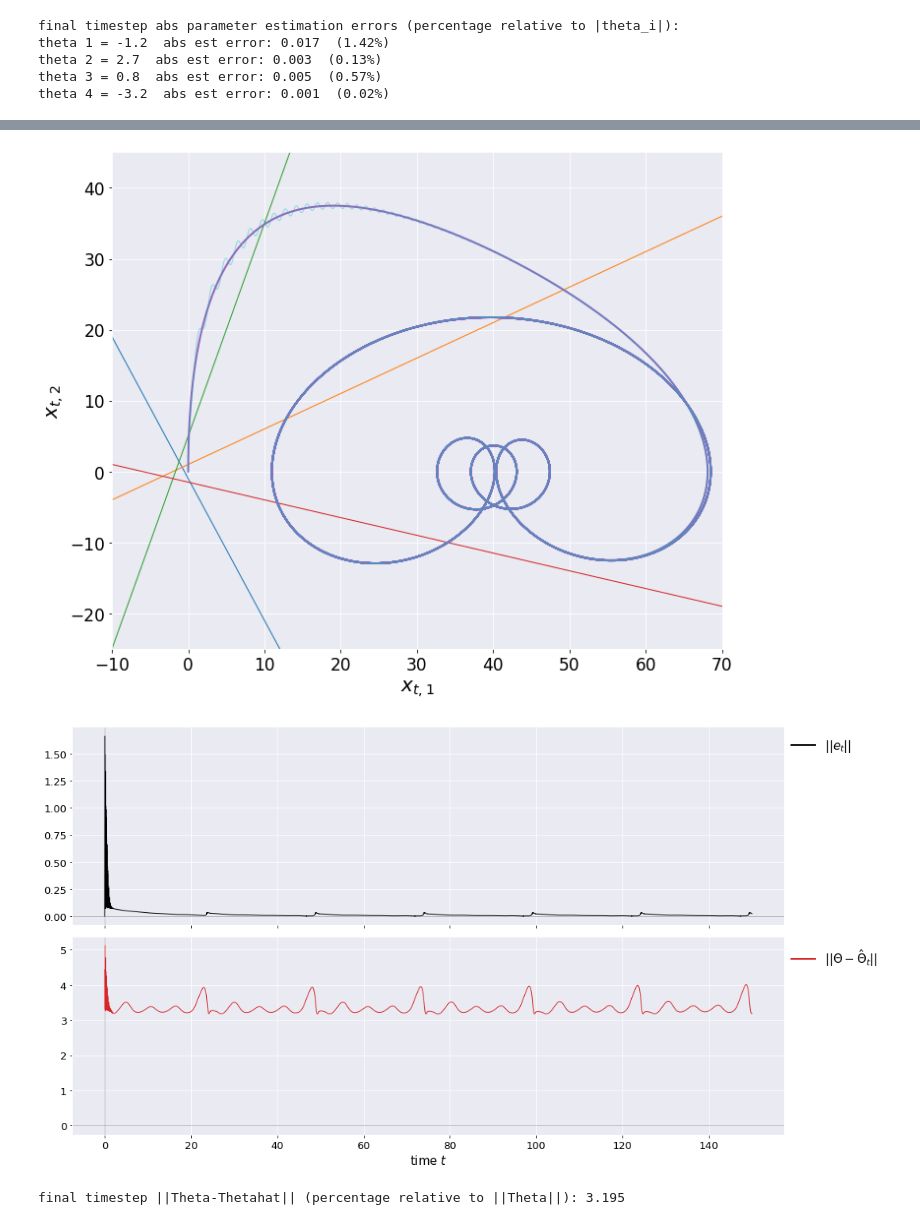
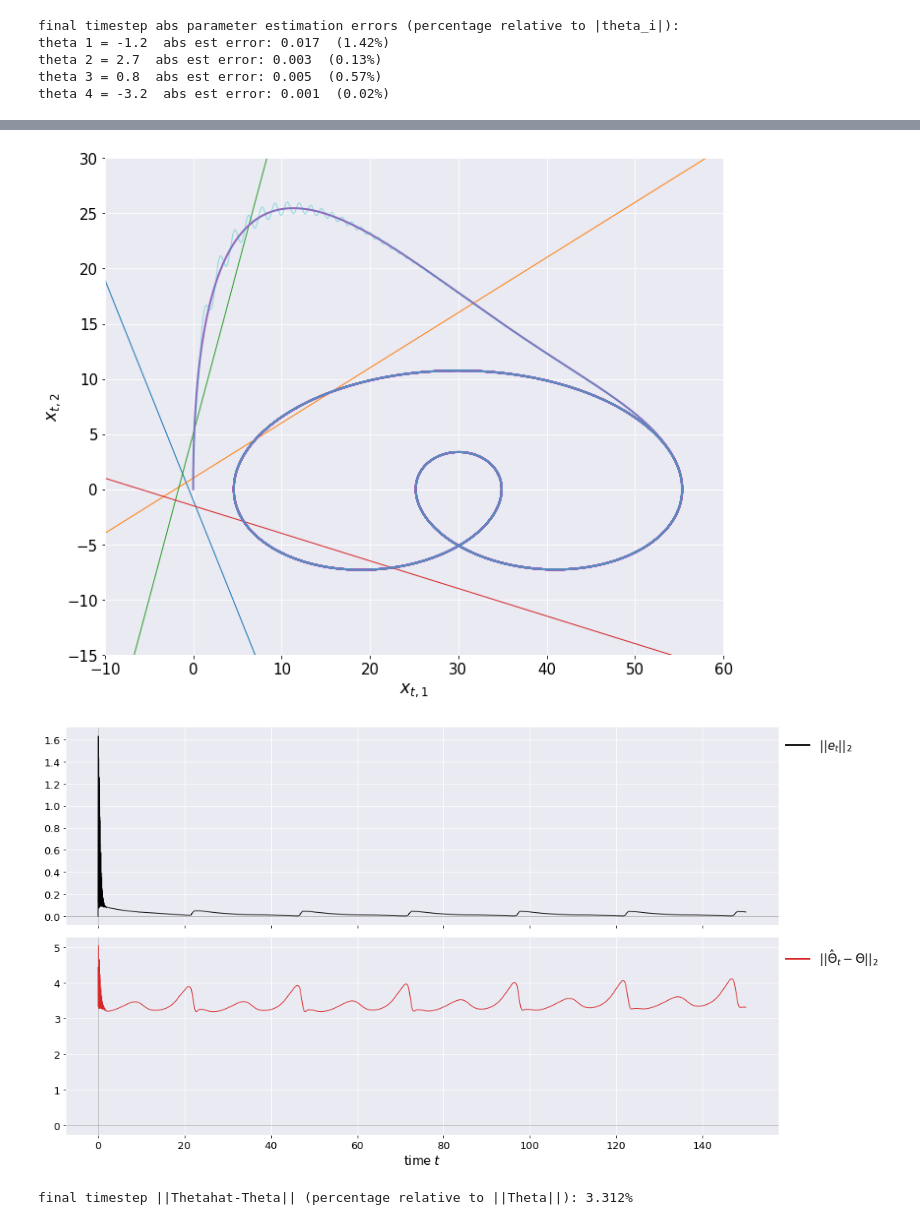
Before and after one commit to tylerlekang/CDC2022, a Jupyter notebook: CDC2022_simulation.ipynb, the cells around one changed output, grey strips where cells are left out. Saved outputs shown, nothing was run; the diff lists cells and outputs as text; code cells hidden in the pictures.

```diff
--- a/CDC2022_simulation.ipynb
+++ b/CDC2022_simulation.ipynb
@@ -587,7 +457,7 @@ plt.show()
 
 print('final timestep abs parameter estimation errors (percentage relative to |theta_i|):')
 for i in range(N):
-    thierr = abs(Theta[i]-Thetahat[i,0,-1])
+    thierr = abs(Thetahat[i,0,-1]-Theta[i])
     print('theta %d = %.1f  abs est error: %.3f  (%.2f%%)'%(i+1,Theta[i],thierr,(thierr/abs(Theta[i])*100)))
 # %% [output]
 [figure]
@@ -607,16 +469,18 @@ guaranteed that the parameter estimates $\hat\Theta_t$ will converge to the true
 # %%
-r = 40 + 10*np.sin(0.25*ts)[np.newaxis,:] # make shape (1,ts.size)
-r += 10*np.sin(0.5*ts)[np.newaxis,:]
-r += 10*np.sin(0.75*ts)[np.newaxis,:]
-r += 10*np.sin(1.*ts)[np.newaxis,:]
+# Main simulation for r_t^(2)
+
+r = 30 + 15*np.sin(0.25*ts)[np.newaxis,:] # make shape (1,ts.size)
+r += 15*np.sin(0.5*ts)[np.newaxis,:]
+# r += 10*np.sin(0.75*ts)[np.newaxis,:]
+# r += 10*np.sin(1.*ts)[np.newaxis,:]
 
 u = np.zeros((m,ts.size))
 
 x = np.zeros((n,ts.size))
 xr = np.zeros((n,ts.size))
 
-e = np.zeros((n,ts.size))
-e[:,0] = x[:,0] - xr[:,0]
+e2 = np.zeros((n,ts.size))
+e2[:,0] = x[:,0] - xr[:,0]
 
 Thetahat2 = np.zeros((*Theta.shape,ts.size))
 
@@ -631,8 +495,8 @@ for ti,t in enumerate(ts[:-1]):
     xrDot = Ar@xr[:,ti] + Br@r[:,ti]
     xr[:,ti+1] = xr[:,ti] + xrDot*dt
 
-    e[:,ti+1] = x[:,ti+1] - xr[:,ti+1]
-    eTPB = e[:,ti+1].T @ P @ B
+    e2[:,ti+1] = x[:,ti+1] - xr[:,ti+1]
+    eTPB = e2[:,ti+1].T @ P @ B
 
     # update Thetahat to use for next timestep
     Thetahat2Dot = Gamma @ np.outer(phi(x[:,ti+1]),eTPB)
@@ -670,41 +534,41 @@ plt.show()
 # %%
 xrange = [-30,70]
 hyps = []
 for i in range(N):
     x1 = xrange[0]
     y1 = (-b[i] - WT[i,0]*x1)/WT[i,1]  # x_2 = (-b_i - w_i,0*x_1)/w_i,1
     x2 = xrange[1]
     y2 = (-b[i] - WT[i,0]*x2)/WT[i,1]
     hyps.append(((x1,x2),(y1,y2)))
 
 fig = plt.figure(figsize=(10,8))
 # plt.axhline(0,c='gray',lw=0.5) # axes lines
 # plt.axvline(0,c='gray',lw=0.5)
 for i in range(N): plt.plot(hyps[i][0],hyps[i][1],lw=1)
 plt.plot(xr[0],xr[1],lw=2)
 plt.plot(x[0],x[1],c='c',ls='-',lw=1,alpha=0.4)
-plt.xlabel(r'$x_{t,1}$',fontsize=20)
-plt.ylabel(r'$x_{t,2}$',fontsize=20)
-plt.xticks(fontsize=17)
-plt.yticks(fontsize=17)
-plt.xlim([-10,70])
-plt.ylim([-25,45])
+plt.xlabel(r'$x_{t,1}$',fontsize=17)
+plt.ylabel(r'$x_{t,2}$',fontsize=17)
+plt.xticks(fontsize=15)
+plt.yticks(fontsize=15)
+plt.xlim([-10,60])
+plt.ylim([-15,30])
 plt.tight_layout()
 plt.show()
 
 fig.savefig('phase_plot2.pdf',bbox_inches='tight',transparent=False)
 # %% [output]
-[figure, old version]
+[figure, new version]
 # %%
 Thetats = np.tile(Theta,ts.size).reshape(Thetahat.shape)
-ThetaErr2 = Thetats - Thetahat2
-ThErr2Norm = np.linalg.norm(ThetaErr2,axis=0).squeeze()
+ThetaErr2 = Thetahat2 - Thetats
+ThErrNorm2 = np.linalg.norm(ThetaErr2,axis=0).squeeze()
 
 fig,ax = plt.subplots(2,1,sharex=True,figsize=(15,8))
 plt.sca(ax[0])
 plt.axhline(0,c='gray',lw=0.5) # axes lines
 plt.axvline(0,c='gray',lw=0.5)
-plt.plot(ts,np.linalg.norm(e,axis=0),'k',label=r'$||e_t||$',lw=1)
+plt.plot(ts,np.linalg.norm(e2,axis=0),'k',label=r'$||e_t||_2$',lw=1)
 leg = plt.legend(bbox_to_anchor=(0.995,1),loc='upper left',fontsize=15)
 for line in leg.legendHandles: line.set_linewidth(2)
 plt.yticks(fontsize=13)
@@ -712,7 +576,7 @@ plt.sca(ax[1])
 plt.axhline(0,c='gray',lw=0.5) # axes lines
 plt.axvline(0,c='gray',lw=0.5)
 # plt.plot(ts,u[0],'C3',label=r'$u_t$',lw=1)
-plt.plot(ts,ThErr2Norm,'C3',label=r'$||\Theta-\hat\Theta_t||$',lw=1)
+plt.plot(ts,ThErrNorm2,'C3',label=r'$||\hat\Theta_t-\Theta||_2$',lw=1)
 leg = plt.legend(bbox_to_anchor=(0.995,1),loc='upper left',fontsize=15)
 for line in leg.legendHandles: line.set_linewidth(2)
 plt.xlabel(r'time $t$',fontsize=15)
@@ -721,10 +585,10 @@ plt.yticks(fontsize=13)
 plt.tight_layout()
 plt.show()
 
-print('final timestep ||Theta-Thetahat|| (percentage relative to ||Theta||): %.3f'%(ThErr2Norm[-1]))
+print('final timestep ||Thetahat-Theta|| (percentage relative to ||Theta||): %.3f%%'%(ThErrNorm2[-1]))
 # %% [output]
-[figure, old version]
+[figure, new version]
-final timestep ||Theta-Thetahat|| (percentage relative to ||Theta||): 3.195
+final timestep ||Thetahat-Theta|| (percentage relative to ||Theta||): 3.312%
 # %%
 fig,ax = plt.subplots(N,1,sharex=True,figsize=(15,12))
 plt.sca(ax[0])
```
Also changed, not shown: parts of 22 cells of this notebook.
